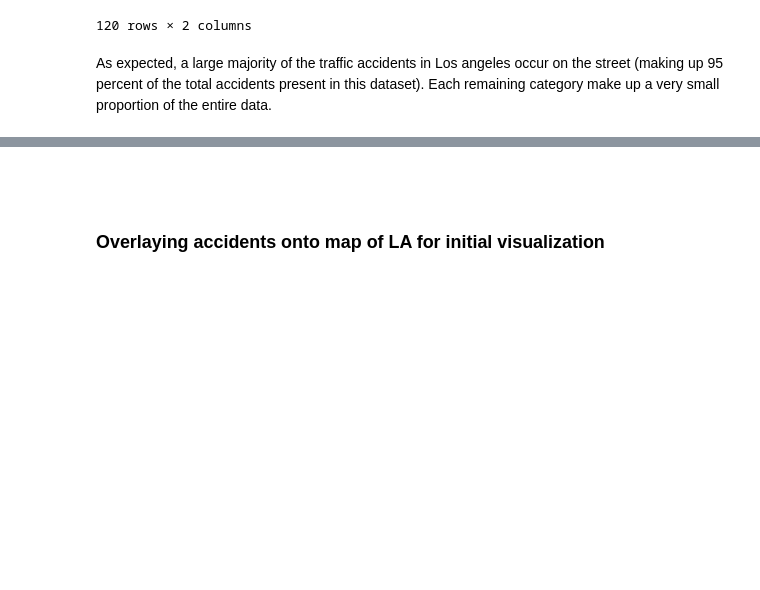
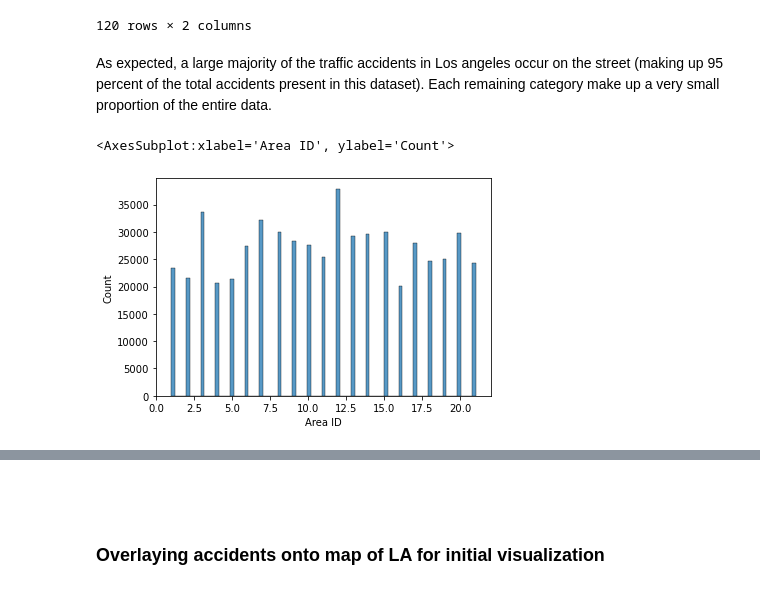
Before and after one commit to raoabhinav19/dsci-551-project, a Jupyter notebook: notebooks/data_exploration.ipynb, the cells around one changed output, grey strips where cells are left out. Saved outputs shown, nothing was run; the diff lists cells and outputs as text; code cells hidden in the pictures; blank space fills up the shorter version.

```diff
--- a/notebooks/data_exploration.ipynb
+++ b/notebooks/data_exploration.ipynb
@@ -17,8 +17,8 @@ from sklearn.cluster import DBSCAN
 
 %matplotlib inline
 # %%
-# Reading in from two directories up
-data = pd.read_json('../../traffic_data.json', orient='index', convert_axes=False)
+# Read in data
+data = pd.read_json('../data_json/traffic_data.zip', orient='index', convert_axes=False)
 data.head()
 # %% [output]
 |  | Area ID | Premise Description | Location | month | day | year | hour | day_category |
@@ -141,0 +170,5 @@ As expected, a large majority of the traffic accidents in Los angeles occur on t
+# %%
+sns.histplot(data=data, x='Area ID')
+# %% [output]
+<AxesSubplot:xlabel='Area ID', ylabel='Count'>
+[figure, added]
```
Also changed, not shown: parts of 7 cells of this notebook, 1 other file.
